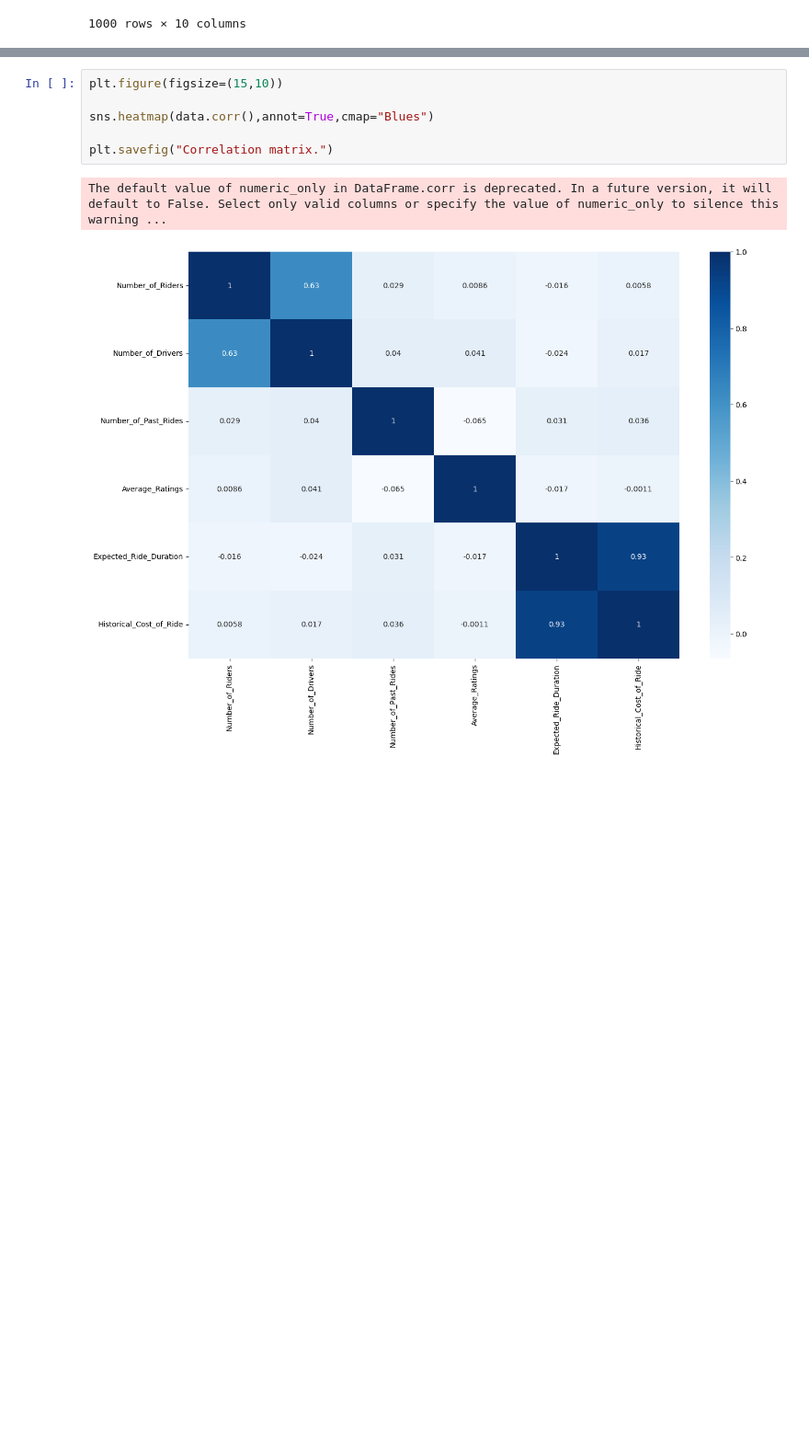
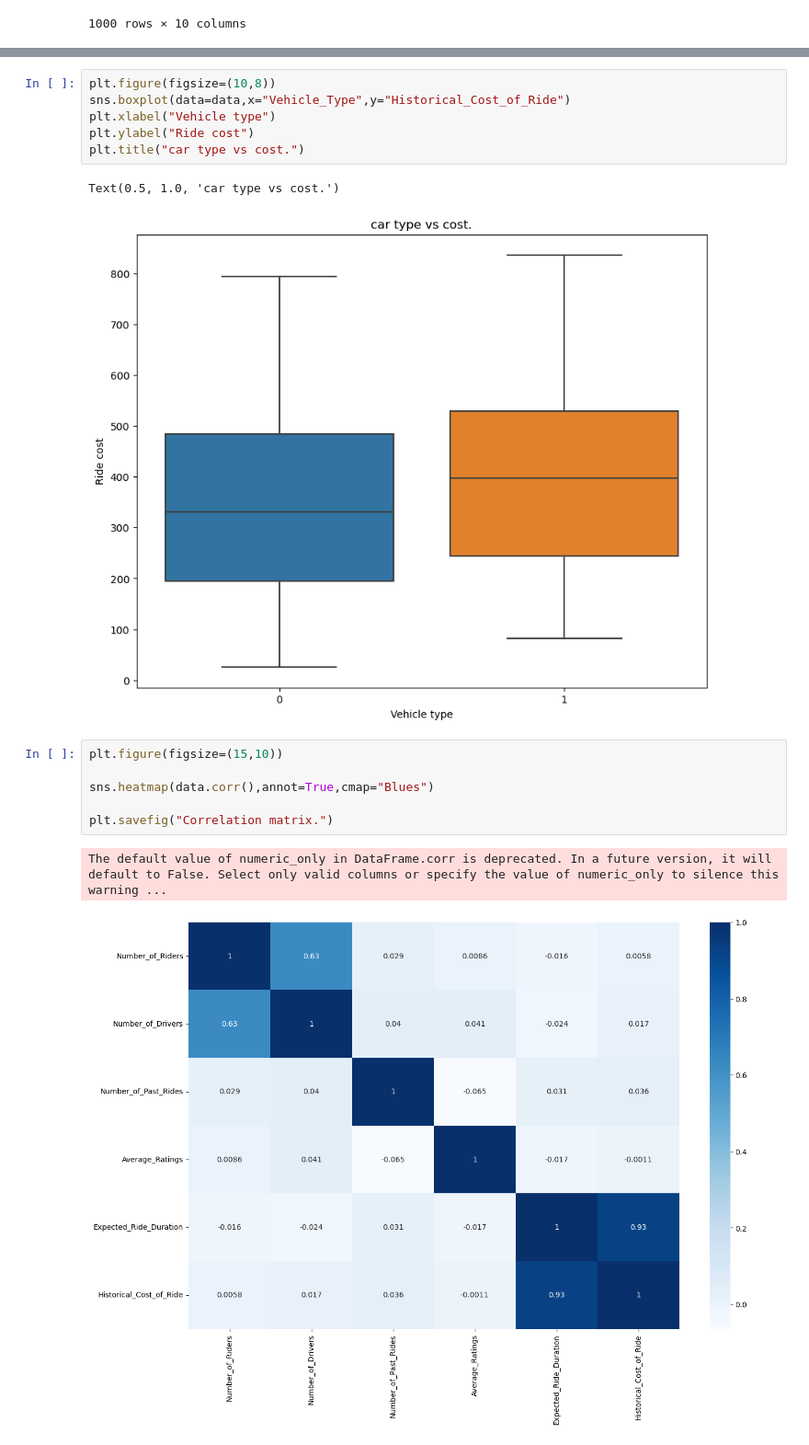
Before and after one commit to Kamuthuj/Dynamic-pricing, a Jupyter notebook: pricing.ipynb, the cells around one changed output, grey strips where cells are left out. Shown: that part at 92% size. Cells and saved outputs as stored; diff of their text form; blank space fills up the shorter version.

```diff
--- a/pricing.ipynb
+++ b/pricing.ipynb
@@ -56,3 +53,12 @@ fig.show()
+# %%
+plt.figure(figsize=(10,8))
+sns.boxplot(data=data,x="Vehicle_Type",y="Historical_Cost_of_Ride")
+plt.xlabel("Vehicle type")
+plt.ylabel("Ride cost")
+plt.title("car type vs cost.")
+# %% [output]
+Text(0.5, 1.0, 'car type vs cost.')
+[figure, added]
 # %%
 plt.figure(figsize=(15,10))
 
```
Also changed, not shown: parts of 11 cells of this notebook.
